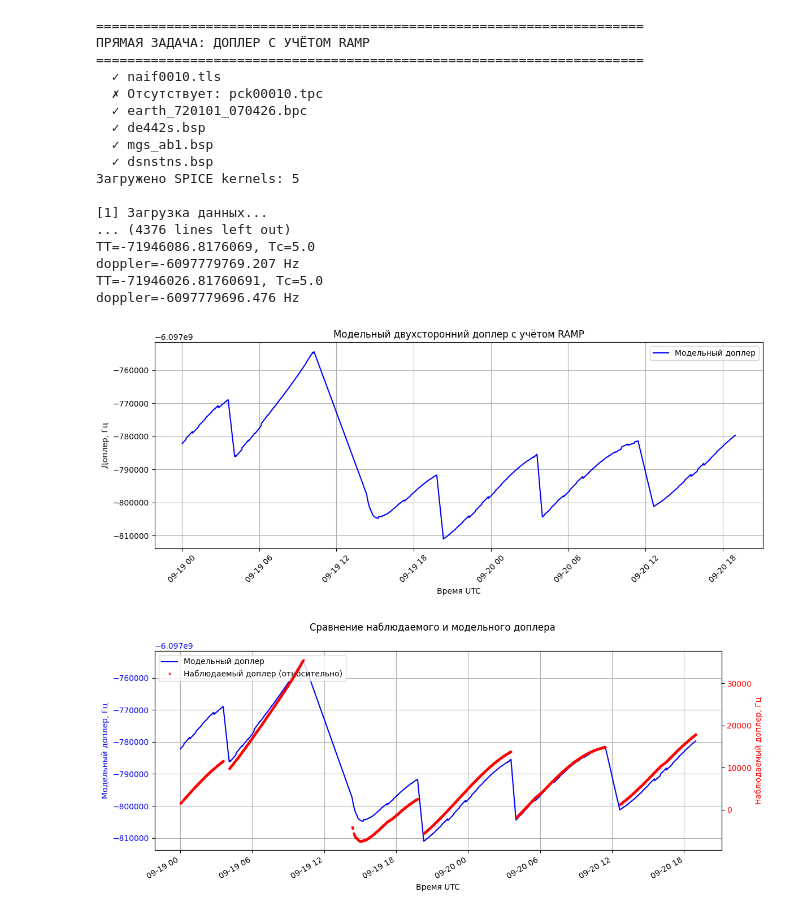
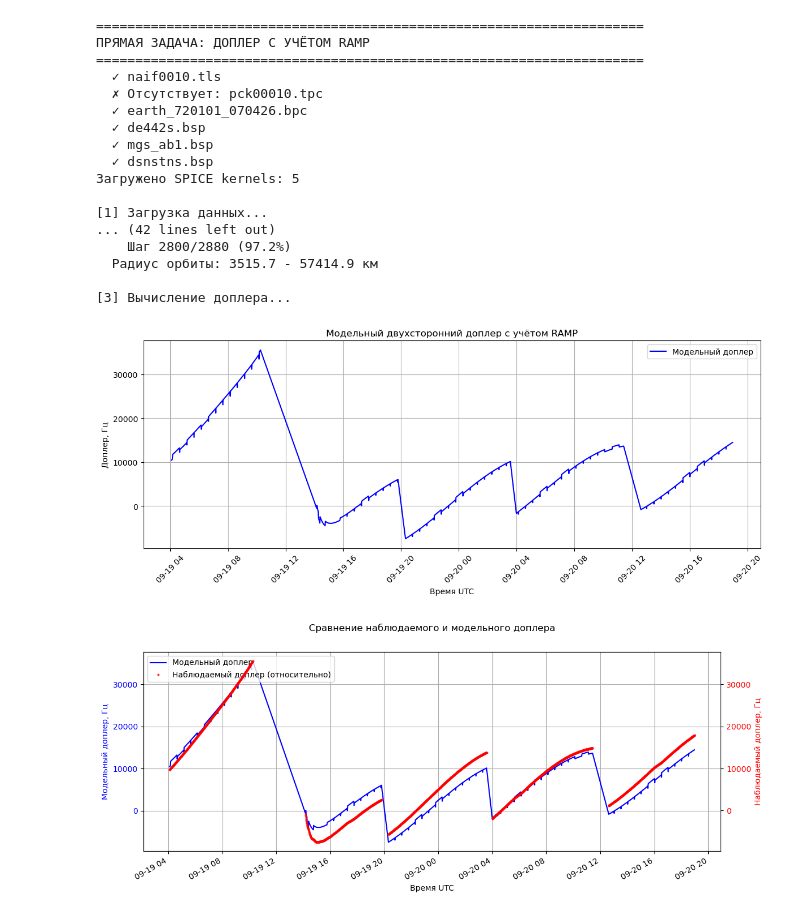
Before and after one commit to nikitakozmin/spacecraft_orbit-clarification, a Jupyter notebook: test.ipynb, the cells around one changed output. Saved outputs shown, nothing was run; the diff lists cells and outputs as text; code cells hidden in the pictures.

```diff
--- a/test.ipynb
+++ b/test.ipynb
@@ -283,11 +283,15 @@ def compute_ramp_integral(t_start, t_end, station_id, ramp_df):
         t_ramp_start = ramp_times[idx]
         t_ramp_end = ramp_times[idx+1] if idx+1 < len(ramp_times) else t_end
         t_interval_end = min(t_ramp_end, t_end)
+        f_dot = ramp_rates[idx]
+        if current != t_ramp_start:
+            f0 = ramp_freqs[idx] + f_dot*(current-t_ramp_start)
+        else:
+           f0 = ramp_freqs[idx]
         f0 = ramp_freqs[idx]
-        f_dot = ramp_rates[idx]
         t_rel_start = current - t_ramp_start
         t_rel_end = t_interval_end - t_ramp_start
-        total += f0*(t_rel_end-t_rel_start) + 0.5*f_dot*(t_rel_end**2 - t_rel_start**2)
+        total += f0*(t_rel_end-t_rel_start) + 0.5*f_dot*(t_rel_end - t_rel_start)**2
         current = t_interval_end
     return total
 
@@ -304,31 +308,24 @@ def compute_doppler_with_ramp(TT, Tc, ramps_rx, ramps_tx, get_sc_state, station_
     station_tx : DSS ID станции передачи
     """
     M2 = 880.0 / 749.0
-    M2R = 1 / M2
 
     # интервал приёма
     t3_start = TT - 0.5 * Tc
     t3_end   = TT + 0.5 * Tc
 
     # световое время (t1=uplink, t2=КА transmit)
-    rho_s, _ = solve_light_time(t3_start, get_sc_state, station_rx)
-    rho_e, _ = solve_light_time(t3_end,   get_sc_state, station_rx)
-    t1_start = t3_start - rho_s
-    t1_end = t3_end - rho_e
+    t1_start, t2_start = solve_light_time(t3_start, get_sc_state, station_rx)
+    t1_end, t2_end = solve_light_time(t3_end,   get_sc_state, station_rx)
 
     # интегралы частоты по RAMP
     I_rx = compute_ramp_integral(t3_start, t3_end, station_rx, ramps_rx)
     I_tx = compute_ramp_integral(t1_start, t1_end, station_tx, ramps_tx)
 
     # Доплер в Гц
-    doppler = -(M2R / Tc * I_rx - M2 / Tc * I_tx)
-
-    # Отладка
-    print(f"TT={TT}, Tc={Tc}")
-    print(f"doppler={doppler:.3f} Hz")
+    doppler = (M2 * (I_rx - I_tx) / Tc - 450000.0) / 2.22
+    # doppler = M2*f_ref - M2 * I_tx / Tc
 
     return doppler
-
 
 # Загрузка данных
 
@@ -516,38 +513,38 @@ def main():
     plt.xlabel('Время UTC')
     plt.ylabel('Доплер, Гц')
     plt.title('Модельный двухсторонний доплер с учётом RAMP')
     plt.grid(True)
     plt.legend()
     plt.xticks(rotation=45)
     plt.tight_layout()
     plt.show()
 
     plot_doppler(doppler_df)
 
     print(doppler_df[['datetime_utc','doppler_hz','doppler_model_hz','v_radial_m_s']])
     spice.kclear()
 
 
 if __name__ == "__main__":
     results_df = main()
 # %% [output]
 ======================================================================
 ПРЯМАЯ ЗАДАЧА: ДОПЛЕР С УЧЁТОМ RAMP
 ======================================================================
   ✓ naif0010.tls
   ✗ Отсутствует: pck00010.tpc
   ✓ earth_720101_070426.bpc
   ✓ de442s.bsp
   ✓ mgs_ab1.bsp
   ✓ dsnstns.bsp
 Загружено SPICE kernels: 5
 
 [1] Загрузка данных...
-... (4376 lines left out)
-TT=-71946086.8176069, Tc=5.0
-doppler=-6097779769.207 Hz
-TT=-71946026.81760691, Tc=5.0
-doppler=-6097779696.476 Hz
+... (42 lines left out)
+    Шаг 2800/2880 (97.2%)
+  Радиус орбиты: 3515.7 - 57414.9 км
+
+[3] Вычисление доплера...
-[figure, old version]
+[figure, new version]
-[figure, old version]
+[figure, new version]
             datetime_utc    doppler_hz  doppler_model_hz  v_radial_m_s
```
Also changed, not shown: parts of 1 cell of this notebook, 1 other file.
